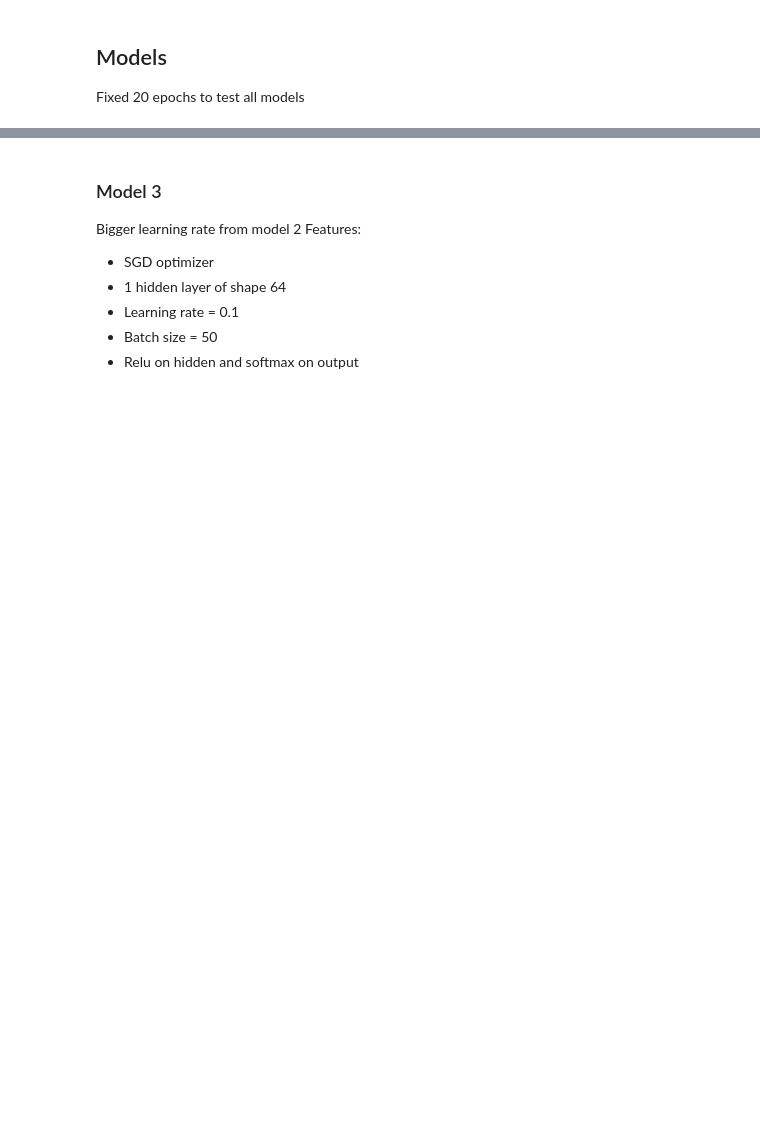
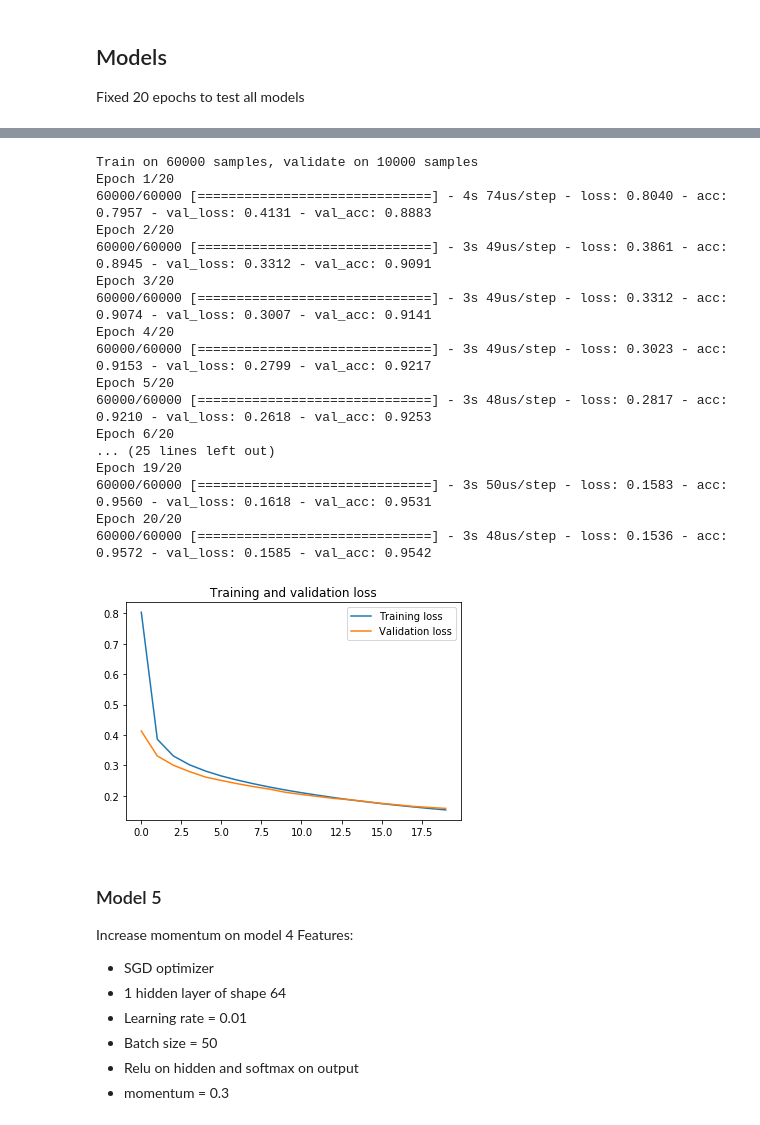
Before and after one commit to victorrenop/neural-networks, a Jupyter notebook: networks/mlp/mlp_mnist.ipynb, the cells around one changed output, grey strips where cells are left out. Cells and saved outputs as stored; diff of their text form; code cells hidden in the pictures; blank space fills up the shorter version.

```diff
--- a/networks/mlp/mlp_mnist.ipynb
+++ b/networks/mlp/mlp_mnist.ipynb
@@ -171,10 +257,43 @@ DataViz.plot_loss(
+# %%
+mlp = create_model(
+    input_shape,
+    SGD(
+        lr=0.01,
+        momentum=0.1
+    ),
+    64,
+    "relu",
+    classes)
+plot_model(mlp, show_shapes=True, show_layer_names=True)
+
+run_model(mlp)
+# %% [output]
+Train on 60000 samples, validate on 10000 samples
+Epoch 1/20
+60000/60000 [==============================] - 4s 74us/step - loss: 0.8040 - acc: 0.7957 - val_loss: 0.4131 - val_acc: 0.8883
+Epoch 2/20
+60000/60000 [==============================] - 3s 49us/step - loss: 0.3861 - acc: 0.8945 - val_loss: 0.3312 - val_acc: 0.9091
+Epoch 3/20
+60000/60000 [==============================] - 3s 49us/step - loss: 0.3312 - acc: 0.9074 - val_loss: 0.3007 - val_acc: 0.9141
+Epoch 4/20
+60000/60000 [==============================] - 3s 49us/step - loss: 0.3023 - acc: 0.9153 - val_loss: 0.2799 - val_acc: 0.9217
+Epoch 5/20
+60000/60000 [==============================] - 3s 48us/step - loss: 0.2817 - acc: 0.9210 - val_loss: 0.2618 - val_acc: 0.9253
+Epoch 6/20
+... (25 lines left out)
+Epoch 19/20
+60000/60000 [==============================] - 3s 50us/step - loss: 0.1583 - acc: 0.9560 - val_loss: 0.1618 - val_acc: 0.9531
+Epoch 20/20
+60000/60000 [==============================] - 3s 48us/step - loss: 0.1536 - acc: 0.9572 - val_loss: 0.1585 - val_acc: 0.9542
+[figure, added]
 # %% [markdown]
-### Model 3
-Bigger learning rate from model 2
+### Model 5
+Increase momentum on model 4
 Features:
 - SGD optimizer
 - 1 hidden layer of shape 64
-- Learning rate = 0.1
+- Learning rate = 0.01
 - Batch size = 50
 - Relu on hidden and softmax on output
+- momentum = 0.3
 # %%
```
Also changed, not shown: parts of 27 cells of this notebook, 1 other file.
